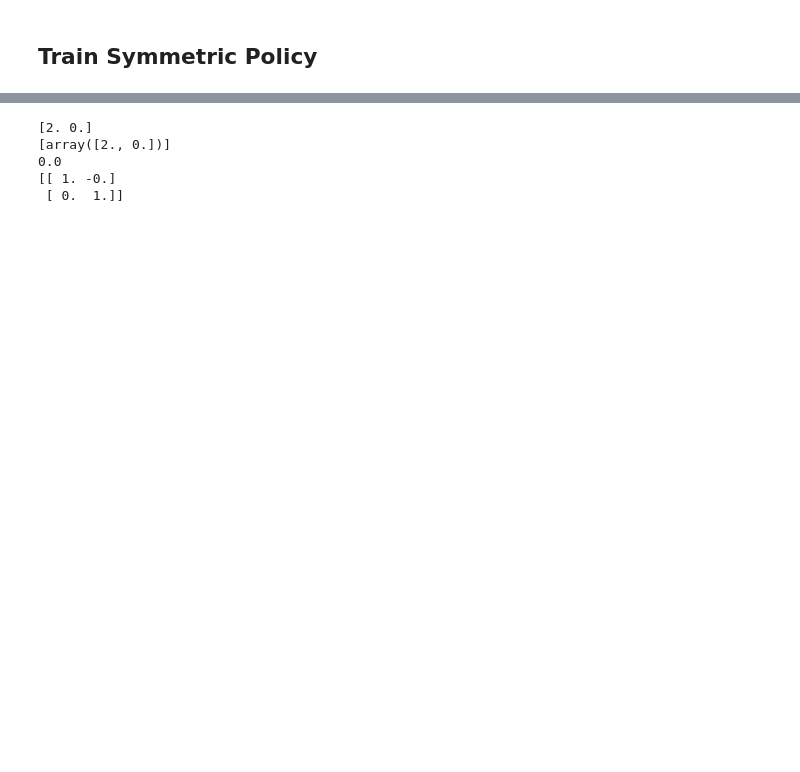
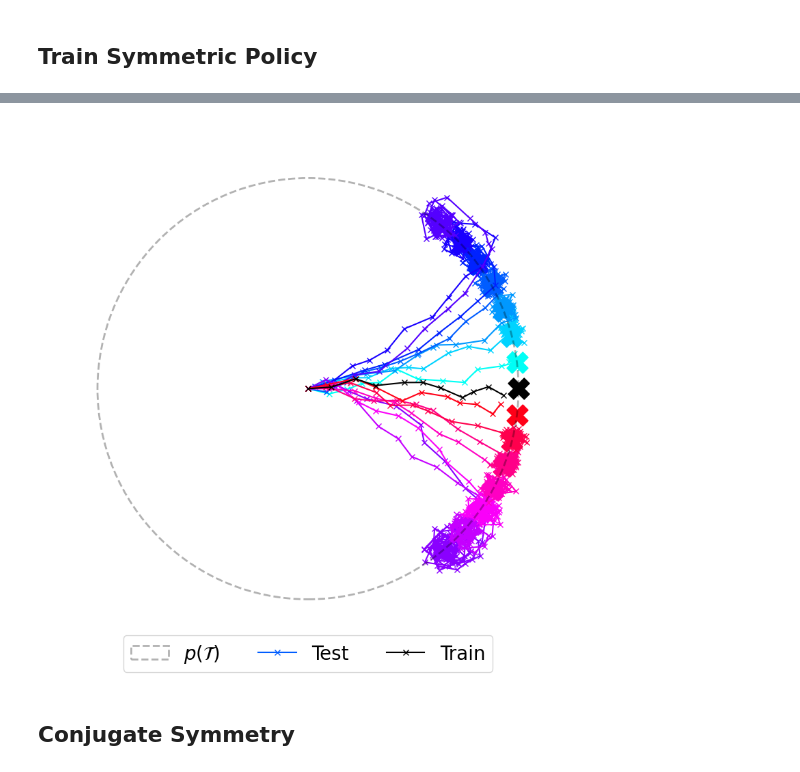
Before and after one commit to PaulNitschke/geo_meta_rl, a Jupyter notebook: task_inference.ipynb, the cells around one changed output, grey strips where cells are left out. Cells and saved outputs as stored; diff of their text form; code cells hidden in the pictures; blank space fills up the shorter version.

```diff
--- a/task_inference.ipynb
+++ b/task_inference.ipynb
@@ -419,57 +523,45 @@ plot_rollouts_on_circle(train_trajectories=decoded_trajs_all_tasks_train,
+# %%
+trajs_train_dec_her_train = [DECODER(encoded_traj[:,:2]) for encoded_traj in trajs_train_enc_her_train]
+trajs_test_dec_her_test = [DECODER(encoded_traj[:,:2]) for encoded_traj in trajs_train_enc_her_test]
+
+# trajs_train_dec_her_train = [encoded_traj for encoded_traj in trajs_train_enc_her_train]
+# trajs_test_dec_her_test = [encoded_traj for encoded_traj in trajs_train_enc_her_test]
+
+N_TRAJS_TO_PLOT=7
+trajs_test_dec_her_test_plt = trajs_test_dec_her_test[:N_TRAJS_TO_PLOT] + trajs_test_dec_her_test[-N_TRAJS_TO_PLOT:]
+goal_pos_test_plot = goal_positions_test[:N_TRAJS_TO_PLOT] + goal_positions_test[-N_TRAJS_TO_PLOT:]
+
+plot_rollouts_on_circle(train_trajectories=trajs_train_dec_her_train,
+                        test_trajectories=trajs_test_dec_her_test_plt,
+                        train_goal_locations=goal_positions_train,
+                        test_goal_locations=goal_pos_test_plot,
+                        legend=True,
+                        # savepath=None
+                        # savepath="circle_nav_sym_meta_rl"
+                        )
+# %% [output]
+[figure, added]
+# %% [markdown]
+## Conjugate Symmetry
 # %%
 KG = lambda theta : np.array([[np.cos(theta), -np.sin(theta)], [np.sin(theta), np.cos(theta)]])
 
-def sample_traj_of_symmetric_env(task, policy, Kg):
+def sample_traj_of_conj_symmetric_env(task, policy, Kg, encoder, decoder):
     """Rolls out a base policy in a new task via symmetry by transforming the state and action spaces, not the reward and transition function."""
 
     trajectory = []
-
     n_steps = 100
     obs = task.reset()
     trajectory.append(obs.copy())
+    obs_base = decoder(obs)
 
     for _ in range(n_steps):
-        action_base, _ = policy.predict(obs, deterministic=True)
+        action_base, _ = policy.predict(obs_base, deterministic=True)
         action_tilde = Kg @ action_base
         obs, _, done, _ = task.step(action_tilde)
-
         trajectory.append(obs.copy())
 
         if done:
             break
 
     return np.array(trajectory)
-
-
-trajs_all_tasks_train_sym = []
-trajs_all_tasks_test_sym = []
-kgs_ground_truth = []
-
-# Create environment, all tasks are now in same environment.
-test_env = CircleRotation(s_goals=goal_positions_train, seed=RANDOM_SEED, encoder=ENCODER, decoder=DECODER)
-test_env.reset()
-
-
-for task_idx, goal_position in enumerate(goal_positions_all):
-    g_action=CIRCLE_ANGLES[task_idx]
-    Kg_task = KG(g_action)
-    kgs_ground_truth.append(Kg_task)
-
-    # traj_equ = sample_traj_of_symmetric_env(task=test_env, base_policy=model, Kg=Kg_test_task)
-    traj_equ = sample_traj_of_symmetric_env(task=test_env, policy=encoded_model, Kg=Kg_task)
-    # traj_base = sample_traj_of_env(environment=test_env, trained_model=)
-
-    if any(np.array_equal(goal_position, s_goal) for s_goal in goal_positions_train):
-        print(goal_position)
-        print(goal_positions_train)
-        print(g_action)
-        print(Kg_task)
-        trajs_all_tasks_train_sym.append(traj_equ)
-    else:
-        trajs_all_tasks_test_sym.append(traj_equ)
-# %% [output]
-[2. 0.]
-[array([2., 0.])]
-0.0
-[[ 1. -0.]
- [ 0.  1.]]
```
Also changed, not shown: parts of 22 cells of this notebook, 2 other files.
